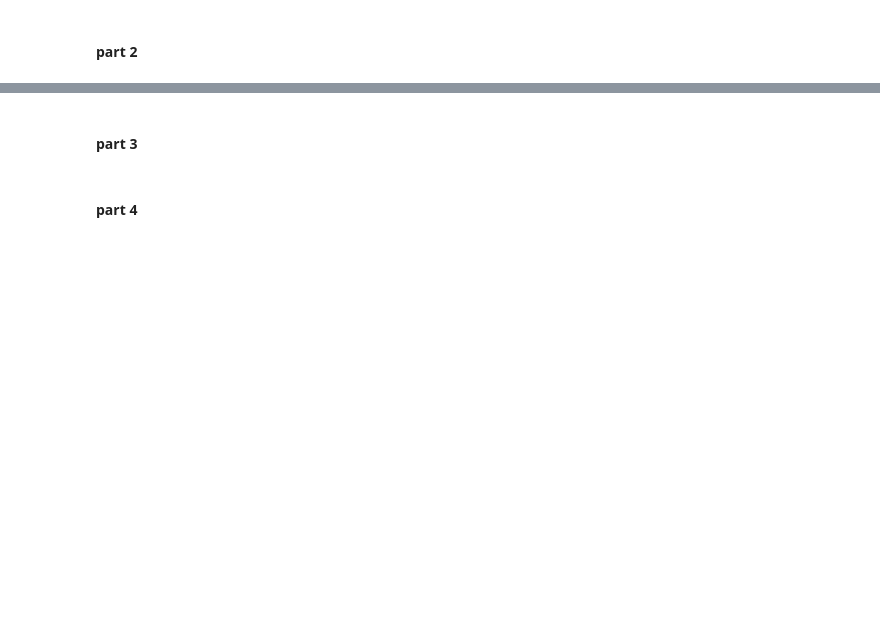
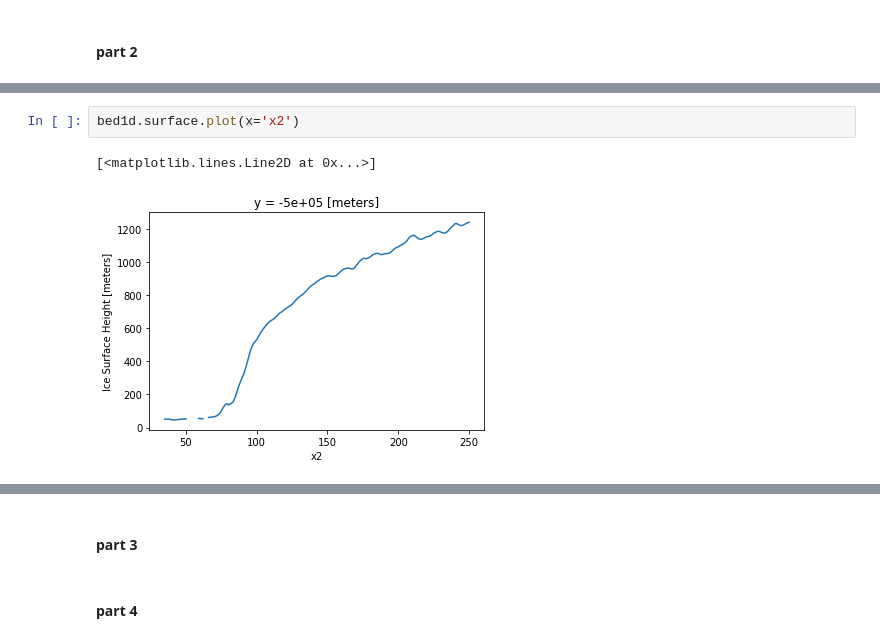
Before and after one commit to adnehk/Project1_MOD510, a Jupyter notebook: Project1_15.ipynb, the cells around one changed output, grey strips where cells are left out. Drawn from its saved outputs; the diff is of its cells as text; blank space fills up the shorter version.

```diff
--- a/Project1_15.ipynb
+++ b/Project1_15.ipynb
@@ -284,0 +305,5 @@ WP1.scatter_error()
+# %%
+bed1d.surface.plot(x='x2')
+# %% [output]
+[<matplotlib.lines.Line2D at 0x...>]
+[figure, added]
```
Also changed, not shown: parts of 3 cells of this notebook.
